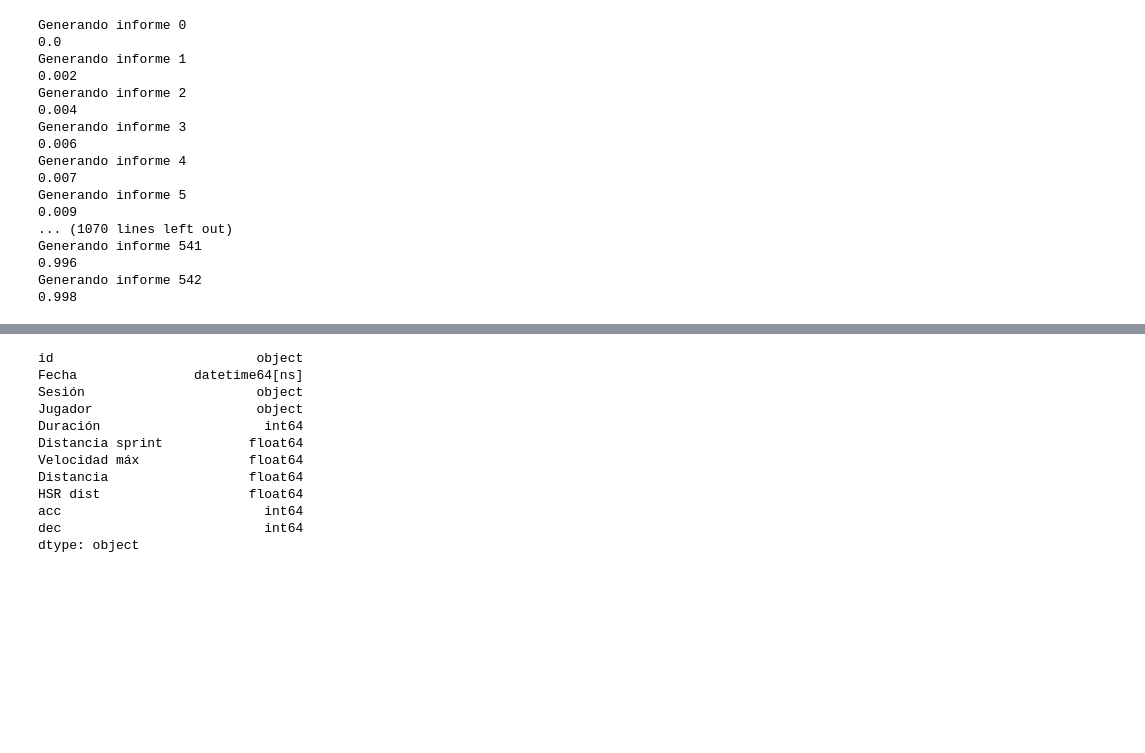
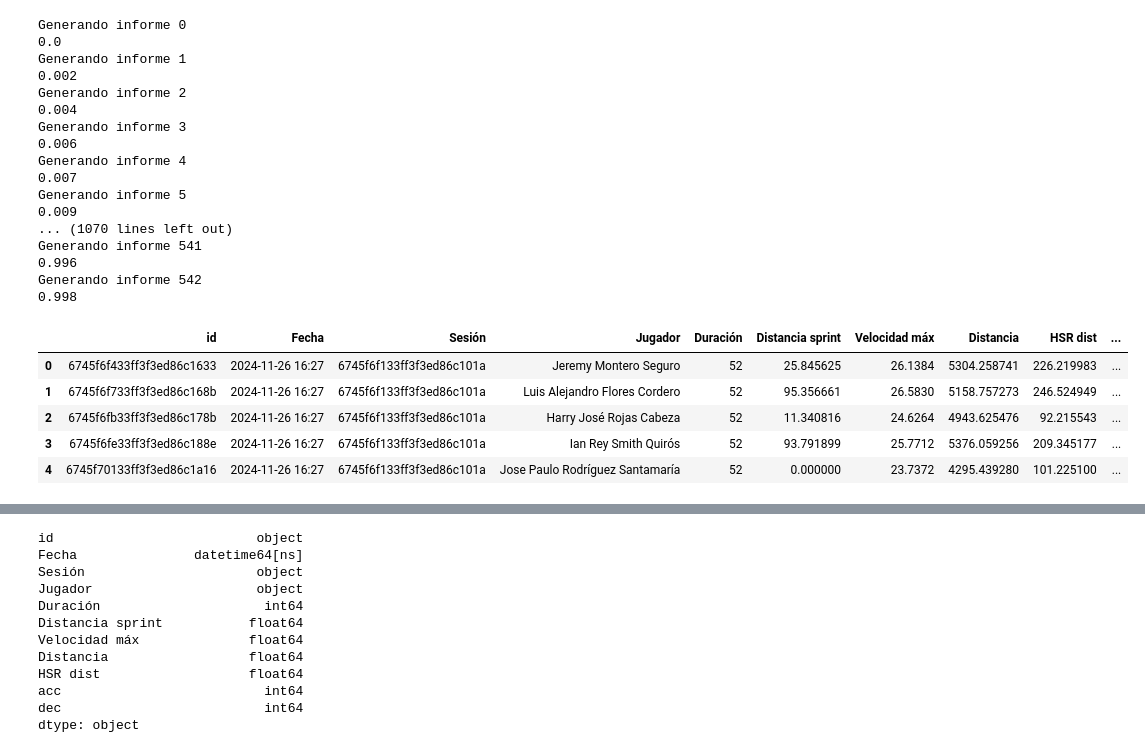
Before and after one commit to Gabriel-Aleman/Sporting-Data-App-2, a Jupyter notebook: noteBook.ipynb, the cells around one changed output, grey strips where cells are left out. Drawn from its saved outputs; the diff is of its cells as text; code cells hidden in the pictures; blank space fills up the shorter version.

```diff
--- a/noteBook.ipynb
+++ b/noteBook.ipynb
@@ -52,3 +42,12 @@ Generando informe 541
 0.996
 Generando informe 542
 0.998
+# %%
+wimuApp.inform.head()
+# %% [output]
+|  | id | Fecha | Sesión | Jugador | Duración | Distancia sprint | Velocidad máx | Distancia | HSR dist | ... |
+| 0 | 6745f6f433ff3f3ed86c1633 | 2024-11-26 16:27 | 6745f6f133ff3f3ed86c101a | Jeremy Montero Seguro | 52 | 25.845625 | 26.1384 | 5304.258741 | 226.219983 | ... |
+| 1 | 6745f6f733ff3f3ed86c168b | 2024-11-26 16:27 | 6745f6f133ff3f3ed86c101a | Luis Alejandro Flores Cordero | 52 | 95.356661 | 26.5830 | 5158.757273 | 246.524949 | ... |
+| 2 | 6745f6fb33ff3f3ed86c178b | 2024-11-26 16:27 | 6745f6f133ff3f3ed86c101a | Harry José Rojas Cabeza | 52 | 11.340816 | 24.6264 | 4943.625476 | 92.215543 | ... |
+| 3 | 6745f6fe33ff3f3ed86c188e | 2024-11-26 16:27 | 6745f6f133ff3f3ed86c101a | Ian Rey Smith Quirós | 52 | 93.791899 | 25.7712 | 5376.059256 | 209.345177 | ... |
+| 4 | 6745f70133ff3f3ed86c1a16 | 2024-11-26 16:27 | 6745f6f133ff3f3ed86c101a | Jose Paulo Rodríguez Santamaría | 52 | 0.000000 | 23.7372 | 4295.439280 | 101.225100 | ... |
```
Also changed, not shown: parts of 35 cells of this notebook, 5 other files.
